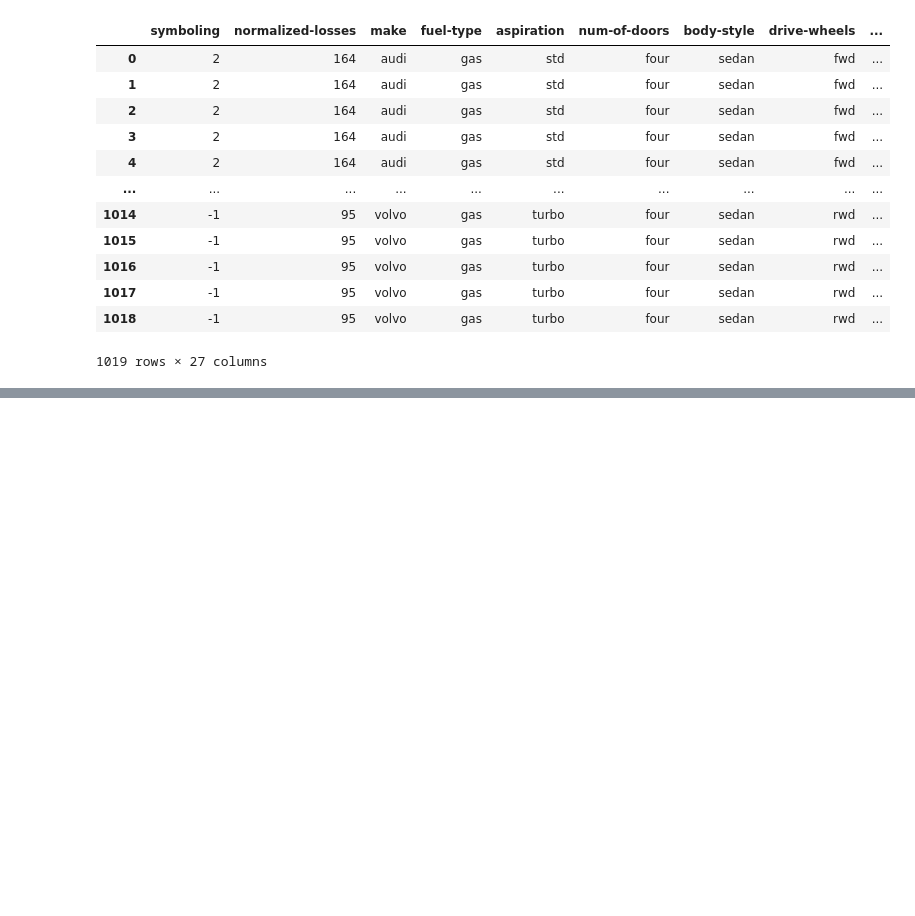
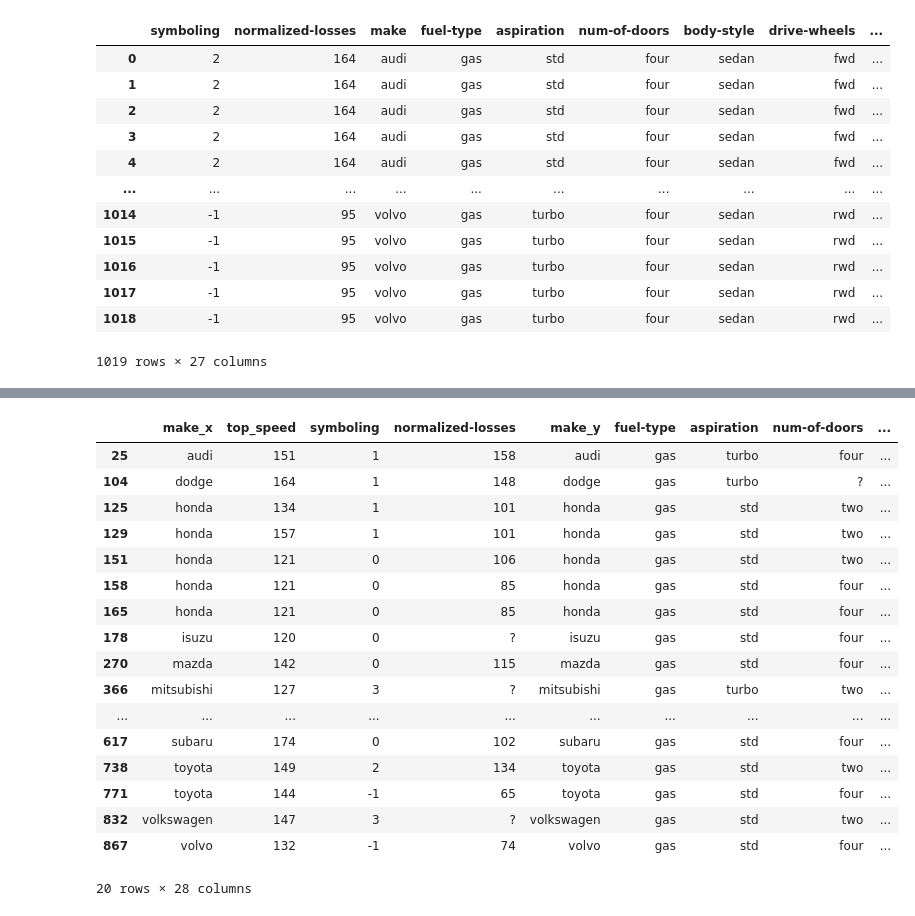
Before and after one commit to mhandihadjadene-blip/intial_commit, a Jupyter notebook: numpy-pandas-seaborn.ipynb, the cells around one changed output, grey strips where cells are left out. Saved outputs shown, nothing was run; the diff lists cells and outputs as text; code cells hidden in the pictures; blank space fills up the shorter version.

```diff
--- a/numpy-pandas-seaborn.ipynb
+++ b/numpy-pandas-seaborn.ipynb
@@ -198,0 +222,22 @@ cars.merge(speed, how = 'inner', on = 'make')
+# %%
+speed_compare2 = speed.merge(fast, how="right", on='top_speed')
+speed_compare2[speed_compare2['make_x']==speed_compare2['make_y']]
+# %% [output]
+|  | make_x | top_speed | symboling | normalized-losses | make_y | fuel-type | aspiration | num-of-doors | ... |
+| 25 | audi | 151 | 1 | 158 | audi | gas | turbo | four | ... |
+| 104 | dodge | 164 | 1 | 148 | dodge | gas | turbo | ? | ... |
+| 125 | honda | 134 | 1 | 101 | honda | gas | std | two | ... |
+| 129 | honda | 157 | 1 | 101 | honda | gas | std | two | ... |
+| 151 | honda | 121 | 0 | 106 | honda | gas | std | two | ... |
+| 158 | honda | 121 | 0 | 85 | honda | gas | std | four | ... |
+| 165 | honda | 121 | 0 | 85 | honda | gas | std | four | ... |
+| 178 | isuzu | 120 | 0 | ? | isuzu | gas | std | four | ... |
+| 270 | mazda | 142 | 0 | 115 | mazda | gas | std | four | ... |
+| 366 | mitsubishi | 127 | 3 | ? | mitsubishi | gas | turbo | two | ... |
+| ... | ... | ... | ... | ... | ... | ... | ... | ... | ... |
+| 617 | subaru | 174 | 0 | 102 | subaru | gas | std | four | ... |
+| 738 | toyota | 149 | 2 | 134 | toyota | gas | std | two | ... |
+| 771 | toyota | 144 | -1 | 65 | toyota | gas | std | four | ... |
+| 832 | volkswagen | 147 | 3 | ? | volkswagen | gas | std | two | ... |
+| 867 | volvo | 132 | -1 | 74 | volvo | gas | std | four | ... |
+20 rows × 28 columns
```
Also changed, not shown: parts of 1 cell of this notebook.
